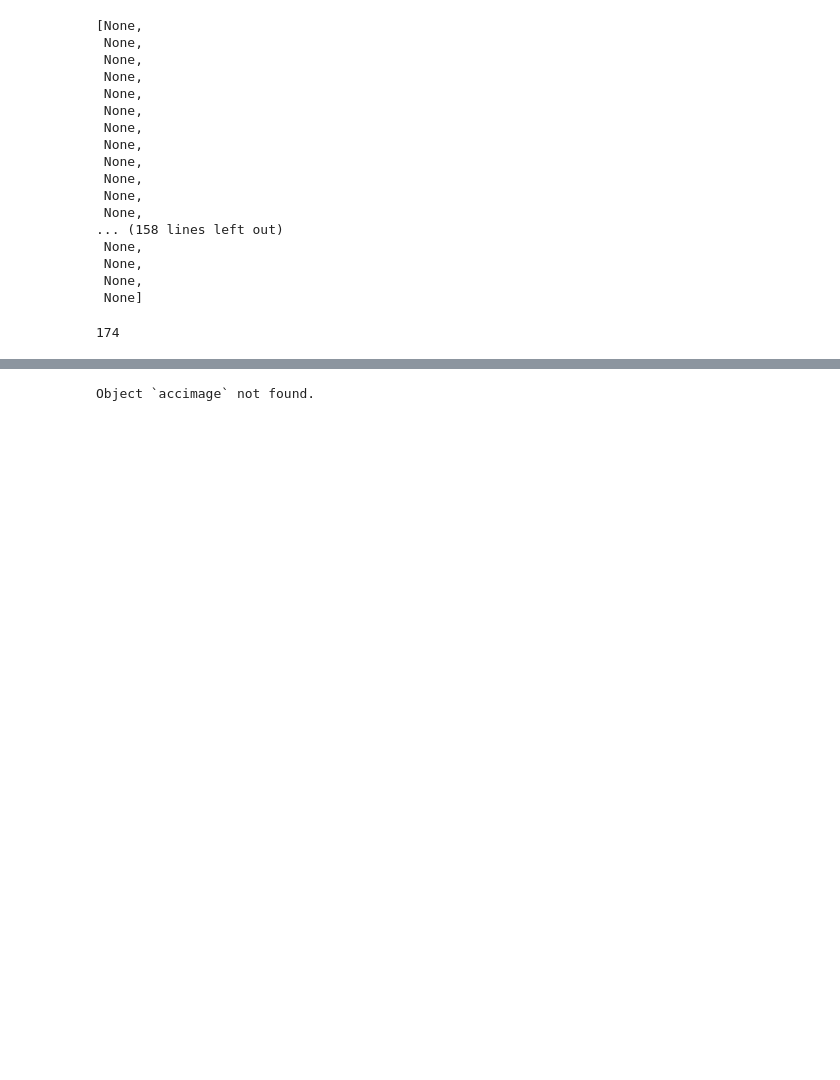
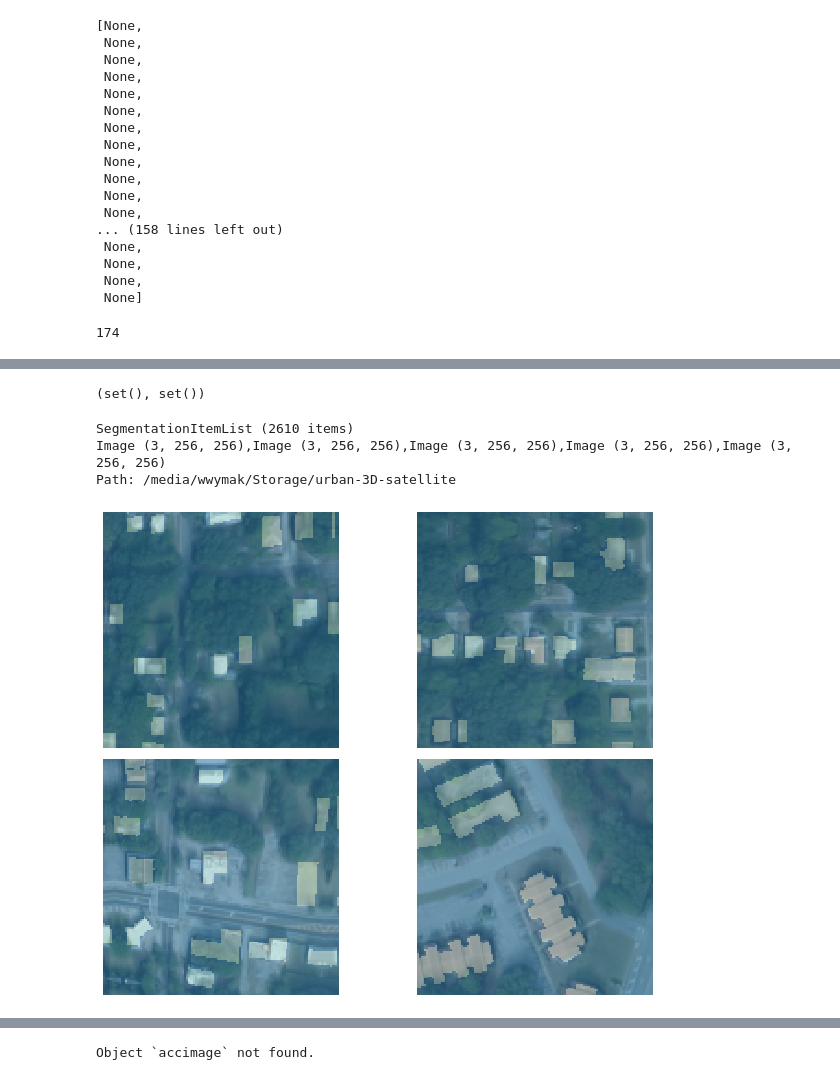
Before and after one commit to wwymak/spacenet-buildings, a Jupyter notebook: urban_3d.ipynb, the cells around one changed output, grey strips where cells are left out. Saved outputs shown, nothing was run; the diff lists cells and outputs as text; code cells hidden in the pictures; blank space fills up the shorter version.

```diff
--- a/urban_3d.ipynb
+++ b/urban_3d.ipynb
@@ -127,0 +220,3 @@ img_ids[10]
+# %%
+train_cropped_imgs = [f.name for f in (data_dir / "cropped_training").ls() if f.name.endswith('RGB.tif')]
+valid_cropped_imgs = [f.name for f in (data_dir / "cropped_validation").ls() if f.name.endswith('RGB.tif')]
@@ -127,0 +227,6 @@ img_ids[10]
+# %%
+dataset_df = pd.DataFrame({"name":[f"cropped_training/{f}" for f in train_cropped_imgs]  \
+   + [f"cropped_validation/{f}" for f in valid_cropped_imgs],
+   "label": [f"{str(data_dir)}/cropped_training/{f.replace('RGB', 'pytorch_GTL')}" for f in train_cropped_imgs]  \
+   + [f"{str(data_dir)}/cropped_validation/{f.replace('RGB', 'pytorch_GTL')}" for f in valid_cropped_imgs],\
+        "is_valid":   [False for i in train_cropped_imgs] + [True for i in valid_cropped_imgs ]   })
@@ -127,0 +242,28 @@ img_ids[10]
+# %%
+codes = ["background", "building"]
+src = (SegmentationItemList.from_df(dataset_df, path=data_dir )
+      . split_from_df(col="is_valid")
+       .label_from_df(cols="label", classes=codes))
+# %%
+a = set([f"cropped_validation/{f}" for f in os.listdir(data_dir/"cropped_validation")]).union(set([f"cropped_training/{f}" for f in os.listdir(data_dir/"cropped_training")]) )
+b = set(dataset_df.name).union(set(dataset_df.label) )
+a-b, b-a
+# %% [output]
+(set(), set())
+# %%
+SegmentationItemList.from_df(dataset_df, path=data_dir )
+# %% [output]
+SegmentationItemList (2610 items)
+Image (3, 256, 256),Image (3, 256, 256),Image (3, 256, 256),Image (3, 256, 256),Image (3, 256, 256)
+Path: /media/wwymak/Storage/urban-3D-satellite
+# %%
+size=128
+bs=32
+data = (src.transform(get_transforms(), size=size, tfm_y=True)
+        .databunch(bs=bs)
+        .normalize(imagenet_stats))
+# %%
+
+data.show_batch(2, figsize=(10,7))
+# %% [output]
+[figure, added]
```
Also changed, not shown: parts of 44 cells of this notebook.
